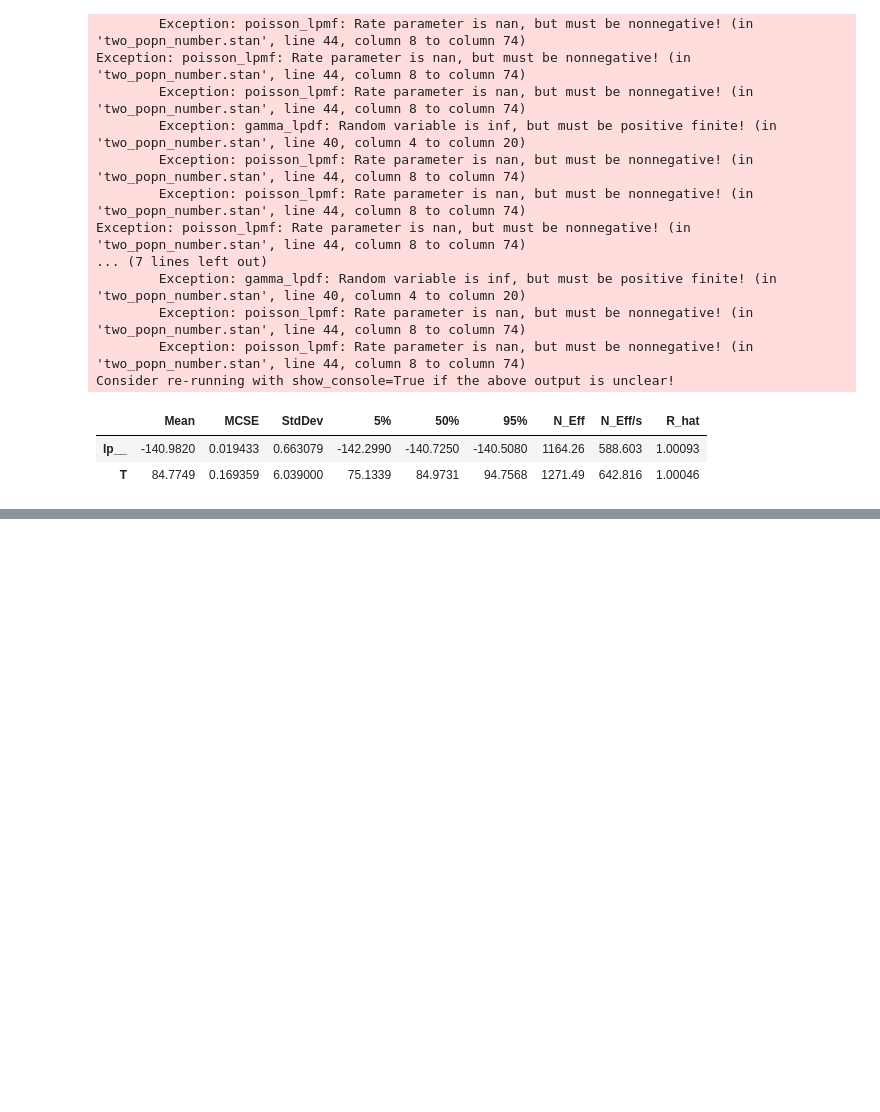
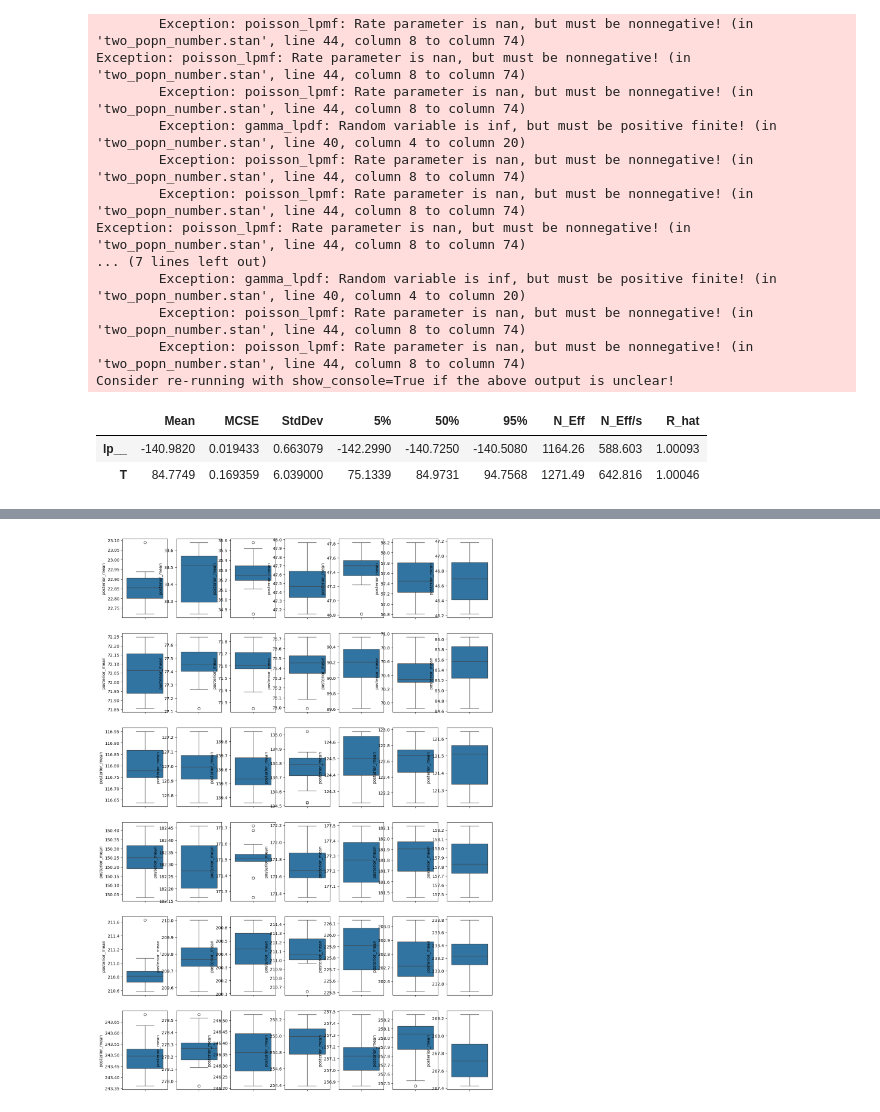
Before and after one commit to QiiiiiC/code, a Jupyter notebook: admix_stan/two_popn_number/inference.ipynb, the cells around one changed output, grey strips where cells are left out. Cells and saved outputs as stored; diff of their text form; code cells hidden in the pictures; blank space fills up the shorter version.

```diff
--- a/admix_stan/two_popn_number/inference.ipynb
+++ b/admix_stan/two_popn_number/inference.ipynb
@@ -13,7 +13,7 @@ model = CmdStanModel(stan_file='two_popn_number.stan')
 # %%
 n=15
 N = [7000,7000,7000]
-T = 100
+T = 300
 m=2
 length=1e6
 L = [0.5,10000]
@@ -49,6 +49,6 @@ d['N_obs'] = len(d['y'])
 d['N'] = [14000]*3
 d['length'] = 200
 # %%
-v = model.variational(data=d,elbo_samples=1000,grad_samples=20)
-v.variational_params_dict['T']
+v = model.pathfinder(data=d)
+v.draws()[:,2].mean()
 # %% [output]
@@ -102,3 +102,24 @@ Consider re-running with show_console=True if the above output is unclear!
 |  | Mean | MCSE | StdDev | 5% | 50% | 95% | N_Eff | N_Eff/s | R_hat |
 | lp__ | -140.9820 | 0.019433 | 0.663079 | -142.2990 | -140.7250 | -140.5080 | 1164.26 | 588.603 | 1.00093 |
 | T | 84.7749 | 0.169359 | 6.039000 | 75.1339 | 84.9731 | 94.7568 | 1271.49 | 642.816 | 1.00046 |
+# %%
+n = 15
+N_list = [1000,2000,3000,4000,5000,6000,7000]
+T_list = [50,100,150,200,250,300]
+columns = ['method','posterior_mean','N','T']
+out = pd.DataFrame(columns=columns)
+for i in range(len(N_list)):
+    for j in range(len(T_list)):
+        N = N_list[i]
+        T = T_list[j]
+        for k in range(15):
+            m=2
+            length=1e6
+            L = [0.5,10000]
+            d = popn2_simple_data_morgan([N]*3,T,L,m,length,n,42)
+            d['N_obs'] = len(d['y'])
+            d['N'] = [N*2]*3
+            d['length'] = m*100
+            v = model.pathfinder(data=d)
+
+            out = pd.concat([out,pd.DataFrame({'method':['vi'],'posterior_mean':[v.draws()[:,2].mean()],'N':[N],'T':[T]})],ignore_index = True)
@@ -104,0 +144,8 @@ Consider re-running with show_console=True if the above output is unclear!
+# %%
+fig, axes = plt.subplots(nrows=6, ncols=7, figsize=(16, 24))
+
+for i in range(len(N_list)):
+    for j in range(len(T_list)):
+        sns.boxplot(out[(out['N']==N_list[i])&(out['T']==T_list[j])]['posterior_mean'],ax = axes[j,i])
+# %% [output]
+[figure, added]
```
Also changed, not shown: parts of 5 cells of this notebook, 1 other file.
